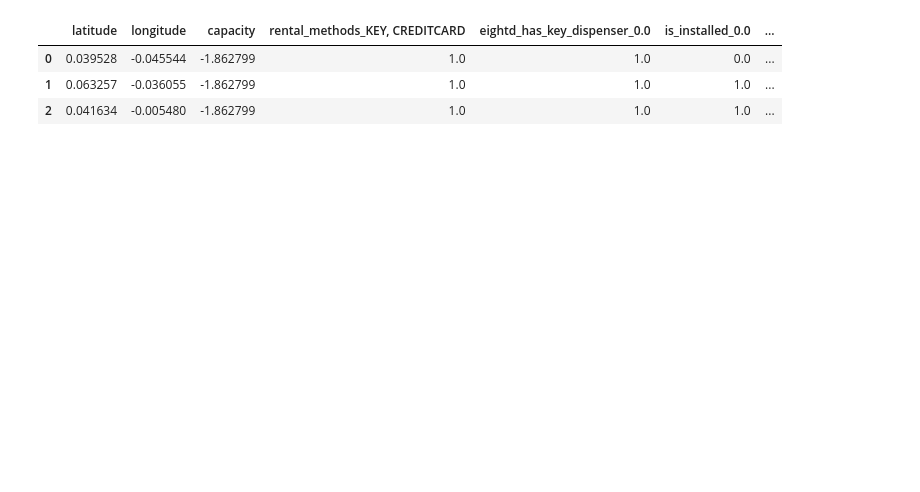
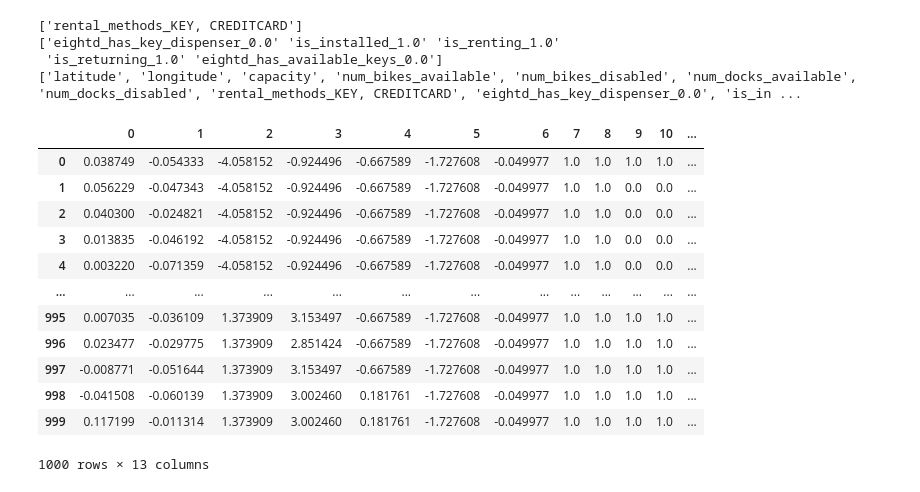
Before and after one commit to killiandectot/markov-bike, a Jupyter notebook: notebooks/juani.ipynb, the cells around one changed output. Saved outputs shown, nothing was run; the diff lists cells and outputs as text; code cells hidden in the pictures; blank space fills up the shorter version.

Commit message:
preprocessor pipelines for trips and stations

```diff
--- a/notebooks/juani.ipynb
+++ b/notebooks/juani.ipynb
@@ -11,16 +8,32 @@ from markovBike.data_source.preprocess import preprocess_stations_data, preproce
 
 import pandas as pd
 # %%
-stations_raw = get_stations_data(database_queries(10000)['stations'], verbose=False)
+verbose = False
 
-stations_preproc = preprocess_stations_data(stations_raw)
+stations_raw = get_stations_data(database_queries(1000)['stations'], verbose=verbose)
 
-stations_dataframe = pd.DataFrame(stations_preproc[0], columns=stations_preproc[1])
 
-stations_dataframe.head(3)
+stations_preproc = preprocess_stations_data(stations_raw, drops=['name', 'short_name'], verbose=verbose)
+
+stations_dataframe = pd.DataFrame(stations_preproc[0])#, columns=stations_preproc[1])
+
+stations_dataframe
 # %% [output]
+['rental_methods_KEY, CREDITCARD']
+['eightd_has_key_dispenser_0.0' 'is_installed_1.0' 'is_renting_1.0'
+ 'is_returning_1.0' 'eightd_has_available_keys_0.0']
+['latitude', 'longitude', 'capacity', 'num_bikes_available', 'num_bikes_disabled', 'num_docks_available', 'num_docks_disabled', 'rental_methods_KEY, CREDITCARD', 'eightd_has_key_dispenser_0.0', 'is_in ...
-|  | latitude | longitude | capacity | rental_methods_KEY, CREDITCARD | eightd_has_key_dispenser_0.0 | is_installed_0.0 | ... |
-| 0 | 0.039528 | -0.045544 | -1.862799 | 1.0 | 1.0 | 0.0 | ... |
-| 1 | 0.063257 | -0.036055 | -1.862799 | 1.0 | 1.0 | 1.0 | ... |
-| 2 | 0.041634 | -0.005480 | -1.862799 | 1.0 | 1.0 | 1.0 | ... |
+|  | 0 | 1 | 2 | 3 | 4 | 5 | 6 | 7 | 8 | 9 | 10 | ... |
+| 0 | 0.038749 | -0.054333 | -4.058152 | -0.924496 | -0.667589 | -1.727608 | -0.049977 | 1.0 | 1.0 | 1.0 | 1.0 | ... |
+| 1 | 0.056229 | -0.047343 | -4.058152 | -0.924496 | -0.667589 | -1.727608 | -0.049977 | 1.0 | 1.0 | 0.0 | 0.0 | ... |
+| 2 | 0.040300 | -0.024821 | -4.058152 | -0.924496 | -0.667589 | -1.727608 | -0.049977 | 1.0 | 1.0 | 0.0 | 0.0 | ... |
+| 3 | 0.013835 | -0.046192 | -4.058152 | -0.924496 | -0.667589 | -1.727608 | -0.049977 | 1.0 | 1.0 | 0.0 | 0.0 | ... |
+| 4 | 0.003220 | -0.071359 | -4.058152 | -0.924496 | -0.667589 | -1.727608 | -0.049977 | 1.0 | 1.0 | 0.0 | 0.0 | ... |
+| ... | ... | ... | ... | ... | ... | ... | ... | ... | ... | ... | ... | ... |
+| 995 | 0.007035 | -0.036109 | 1.373909 | 3.153497 | -0.667589 | -1.727608 | -0.049977 | 1.0 | 1.0 | 1.0 | 1.0 | ... |
+| 996 | 0.023477 | -0.029775 | 1.373909 | 2.851424 | -0.667589 | -1.727608 | -0.049977 | 1.0 | 1.0 | 1.0 | 1.0 | ... |
+| 997 | -0.008771 | -0.051644 | 1.373909 | 3.153497 | -0.667589 | -1.727608 | -0.049977 | 1.0 | 1.0 | 1.0 | 1.0 | ... |
+| 998 | -0.041508 | -0.060139 | 1.373909 | 3.002460 | 0.181761 | -1.727608 | -0.049977 | 1.0 | 1.0 | 1.0 | 1.0 | ... |
+| 999 | 0.117199 | -0.011314 | 1.373909 | 3.002460 | 0.181761 | -1.727608 | -0.049977 | 1.0 | 1.0 | 1.0 | 1.0 | ... |
+1000 rows × 13 columns
 # %%
```
Also changed, not shown: parts of 2 cells of this notebook, 3 other files.
